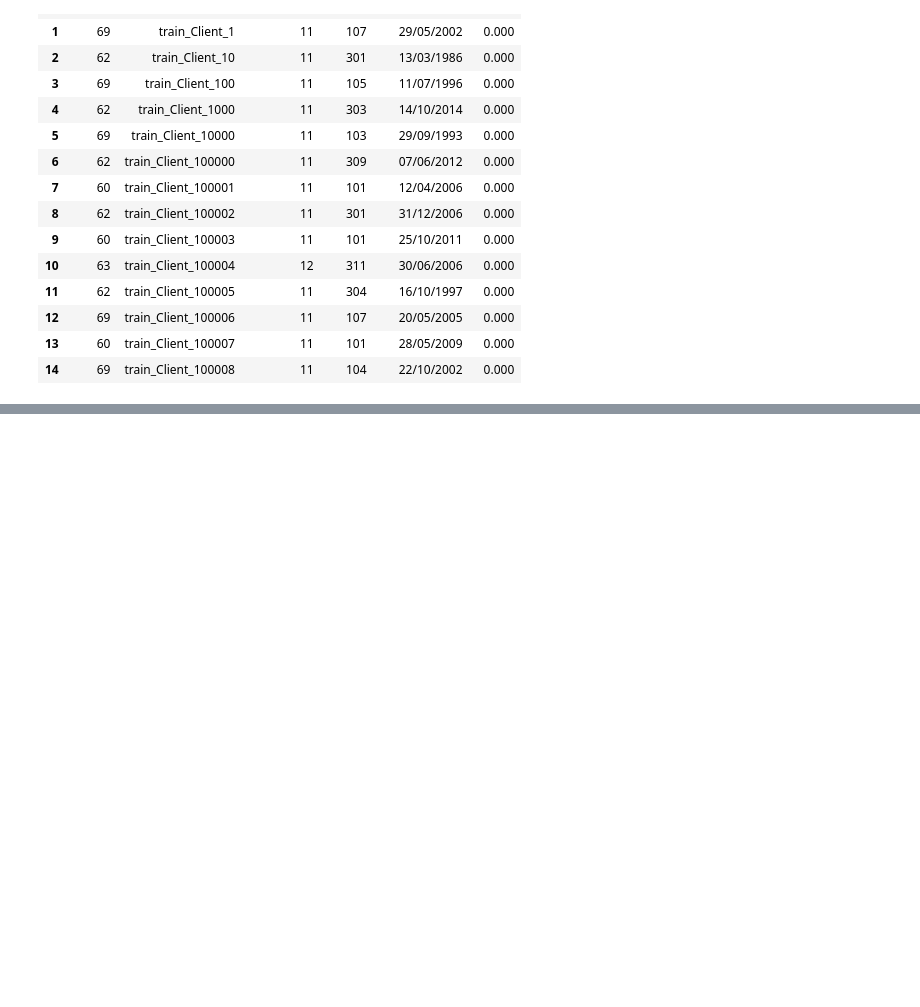
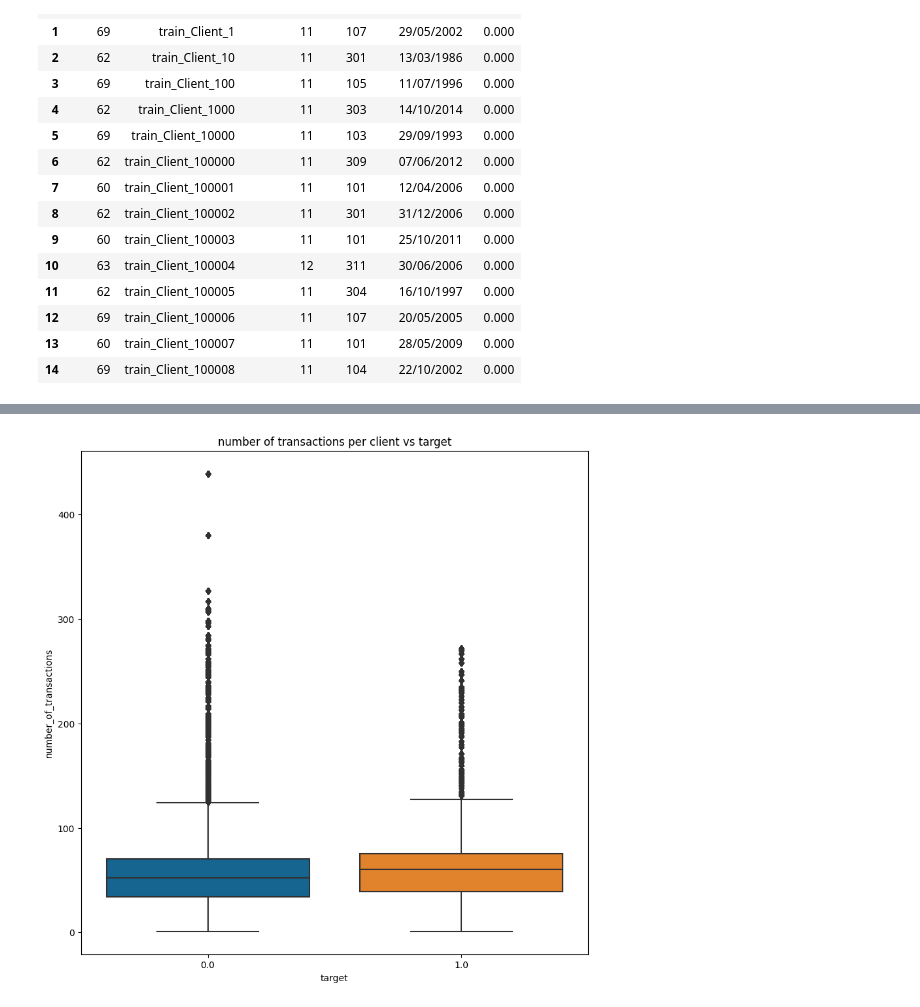
Before and after one commit to nikwilms/fraud-detection-electricity-gas-consumption, a Jupyter notebook: Initial_eda_marius.ipynb, the cells around one changed output, grey strips where cells are left out. Cells and saved outputs as stored; diff of their text form; code cells hidden in the pictures; blank space fills up the shorter version.

```diff
--- a/Initial_eda_marius.ipynb
+++ b/Initial_eda_marius.ipynb
@@ -283,0 +314,13 @@ None
+# %%
+# number of transactions per client by adding the number of unique client_id's per client
+
+df_combined['number_of_transactions'] = df_combined.groupby('client_id')['client_id'].transform('count')
+
+# plot number of transactions per client vs target in a boxplot
+
+plt.figure(figsize=(10,10))
+sns.boxplot(x='target', y='number_of_transactions', data=df_combined)
+plt.title('number of transactions per client vs target')
+plt.show()
+# %% [output]
+[figure, added]
```
Also changed, not shown: parts of 3 cells of this notebook, 1 other file.
